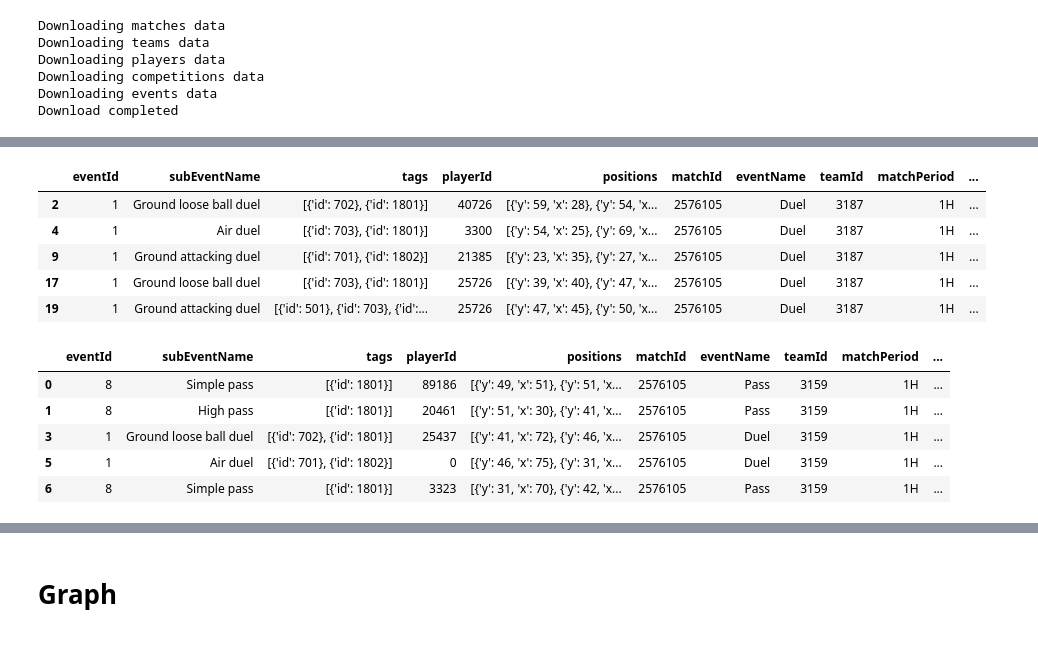
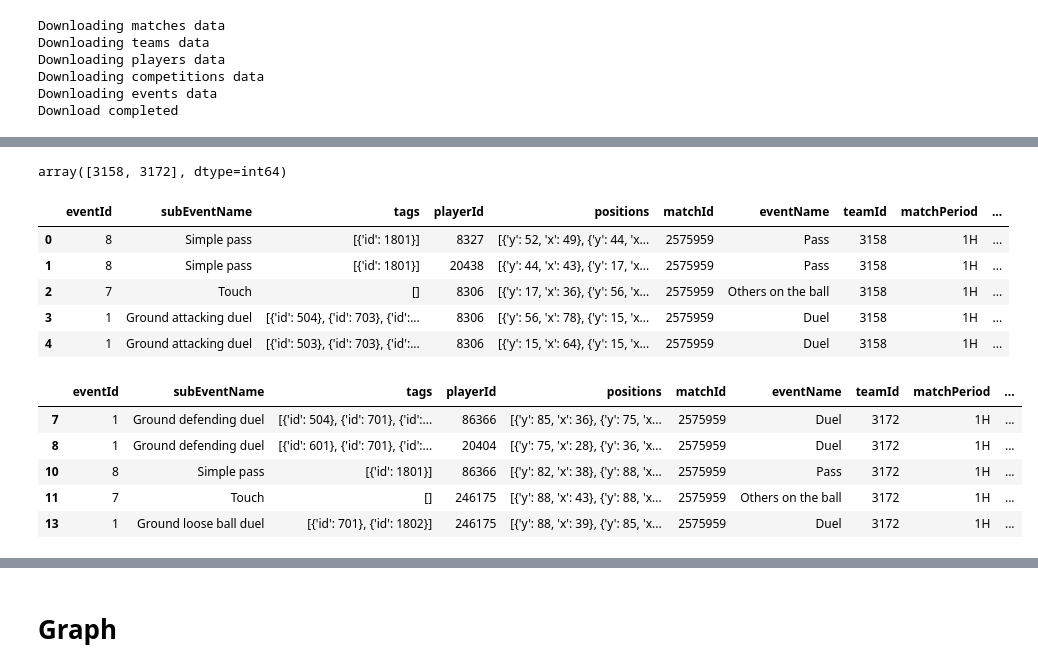
Before and after one commit to PasqualeGorrasi/Football-data, a Jupyter notebook: graph.ipynb, the cells around one changed output, grey strips where cells are left out. Cells and saved outputs as stored; diff of their text form; code cells hidden in the pictures.

```diff
--- a/graph.ipynb
+++ b/graph.ipynb
@@ -34,43 +52,43 @@ match_id2match, match_id2events, player_id2player, competition_id2competition, t
+# %%
+match_id = 2575959 # a single match in Italy
+match_events = match_id2events[match_id]
+match_label = match_id2match[match_id]['label']
+
+match_df = pd.DataFrame(match_events)
+
+match_df = match_df[match_df['subEventName'] != 'Corner']
+# %%
+match_df['teamId'].unique()
+# %% [output]
+array([3158, 3172], dtype=int64)
 # %%
-match_id = 2576105 # a single match in Italy
-match_events = match_id2events[match_id]
-match_label = match_id2match[match_id]['label']
-
-match_df = pd.DataFrame(match_events)
-
 #prova un team
-match_df1 = match_df[match_df['teamId'] == 3187]
+match_df1 = match_df[match_df['teamId'] == 3158]
 
 match_df1['x_start'] = [x[0]['x'] for x in match_df1['positions']]
 match_df1['y_start'] = [x[0]['y'] for x in match_df1['positions']]
 match_df1.head()
 # %% [output]
 |  | eventId | subEventName | tags | playerId | positions | matchId | eventName | teamId | matchPeriod | ... |
-| 2 | 1 | Ground loose ball duel | [{'id': 702}, {'id': 1801}] | 40726 | [{'y': 59, 'x': 28}, {'y': 54, 'x... | 2576105 | Duel | 3187 | 1H | ... |
-| 4 | 1 | Air duel | [{'id': 703}, {'id': 1801}] | 3300 | [{'y': 54, 'x': 25}, {'y': 69, 'x... | 2576105 | Duel | 3187 | 1H | ... |
-| 9 | 1 | Ground attacking duel | [{'id': 701}, {'id': 1802}] | 21385 | [{'y': 23, 'x': 35}, {'y': 27, 'x... | 2576105 | Duel | 3187 | 1H | ... |
-| 17 | 1 | Ground loose ball duel | [{'id': 703}, {'id': 1801}] | 25726 | [{'y': 39, 'x': 40}, {'y': 47, 'x... | 2576105 | Duel | 3187 | 1H | ... |
-| 19 | 1 | Ground attacking duel | [{'id': 501}, {'id': 703}, {'id':... | 25726 | [{'y': 47, 'x': 45}, {'y': 50, 'x... | 2576105 | Duel | 3187 | 1H | ... |
+| 0 | 8 | Simple pass | [{'id': 1801}] | 8327 | [{'y': 52, 'x': 49}, {'y': 44, 'x... | 2575959 | Pass | 3158 | 1H | ... |
+| 1 | 8 | Simple pass | [{'id': 1801}] | 20438 | [{'y': 44, 'x': 43}, {'y': 17, 'x... | 2575959 | Pass | 3158 | 1H | ... |
+| 2 | 7 | Touch | [] | 8306 | [{'y': 17, 'x': 36}, {'y': 56, 'x... | 2575959 | Others on the ball | 3158 | 1H | ... |
+| 3 | 1 | Ground attacking duel | [{'id': 504}, {'id': 703}, {'id':... | 8306 | [{'y': 56, 'x': 78}, {'y': 15, 'x... | 2575959 | Duel | 3158 | 1H | ... |
+| 4 | 1 | Ground attacking duel | [{'id': 503}, {'id': 703}, {'id':... | 8306 | [{'y': 15, 'x': 64}, {'y': 15, 'x... | 2575959 | Duel | 3158 | 1H | ... |
 # %%
-match_id = 2576105 # a single match in Italy
-match_events = match_id2events[match_id]
-match_label = match_id2match[match_id]['label']
-
-match_df = pd.DataFrame(match_events)
-
 #prova un team
-match_df2 = match_df[match_df['teamId'] == 3159]
+match_df2 = match_df[match_df['teamId'] == 3172]
 
 match_df2['x_start'] = [x[0]['x'] for x in match_df2['positions']]
 match_df2['y_start'] = [x[0]['y'] for x in match_df2['positions']]
 match_df2.head()
 # %% [output]
 |  | eventId | subEventName | tags | playerId | positions | matchId | eventName | teamId | matchPeriod | ... |
-| 0 | 8 | Simple pass | [{'id': 1801}] | 89186 | [{'y': 49, 'x': 51}, {'y': 51, 'x... | 2576105 | Pass | 3159 | 1H | ... |
-| 1 | 8 | High pass | [{'id': 1801}] | 20461 | [{'y': 51, 'x': 30}, {'y': 41, 'x... | 2576105 | Pass | 3159 | 1H | ... |
-| 3 | 1 | Ground loose ball duel | [{'id': 702}, {'id': 1801}] | 25437 | [{'y': 41, 'x': 72}, {'y': 46, 'x... | 2576105 | Duel | 3159 | 1H | ... |
-| 5 | 1 | Air duel | [{'id': 701}, {'id': 1802}] | 0 | [{'y': 46, 'x': 75}, {'y': 31, 'x... | 2576105 | Duel | 3159 | 1H | ... |
-| 6 | 8 | Simple pass | [{'id': 1801}] | 3323 | [{'y': 31, 'x': 70}, {'y': 42, 'x... | 2576105 | Pass | 3159 | 1H | ... |
+| 7 | 1 | Ground defending duel | [{'id': 504}, {'id': 701}, {'id':... | 86366 | [{'y': 85, 'x': 36}, {'y': 75, 'x... | 2575959 | Duel | 3172 | 1H | ... |
+| 8 | 1 | Ground defending duel | [{'id': 601}, {'id': 701}, {'id':... | 20404 | [{'y': 75, 'x': 28}, {'y': 36, 'x... | 2575959 | Duel | 3172 | 1H | ... |
+| 10 | 8 | Simple pass | [{'id': 1801}] | 86366 | [{'y': 82, 'x': 38}, {'y': 88, 'x... | 2575959 | Pass | 3172 | 1H | ... |
+| 11 | 7 | Touch | [] | 246175 | [{'y': 88, 'x': 43}, {'y': 88, 'x... | 2575959 | Others on the ball | 3172 | 1H | ... |
+| 13 | 1 | Ground loose ball duel | [{'id': 701}, {'id': 1802}] | 246175 | [{'y': 88, 'x': 39}, {'y': 85, 'x... | 2575959 | Duel | 3172 | 1H | ... |
 # %%
 #DIZIONARIO player:posizione media tupla coordinate xy
 avg_position = round(match_df1.groupby('playerId')['x_start','y_start'].mean(), 2)
```
Also changed, not shown: parts of 26 cells of this notebook, 1 other file.
